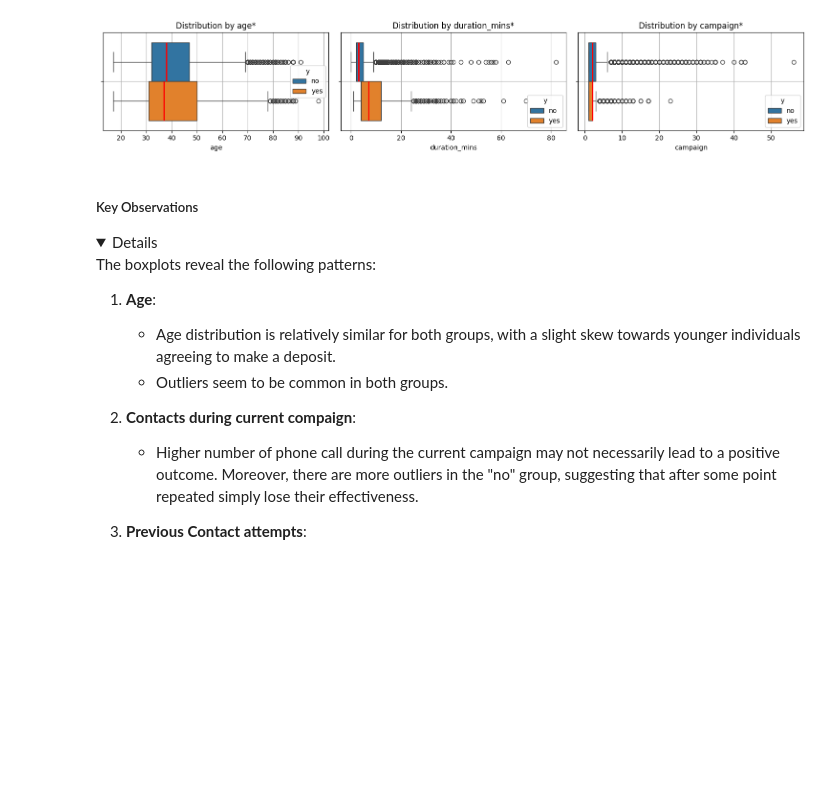
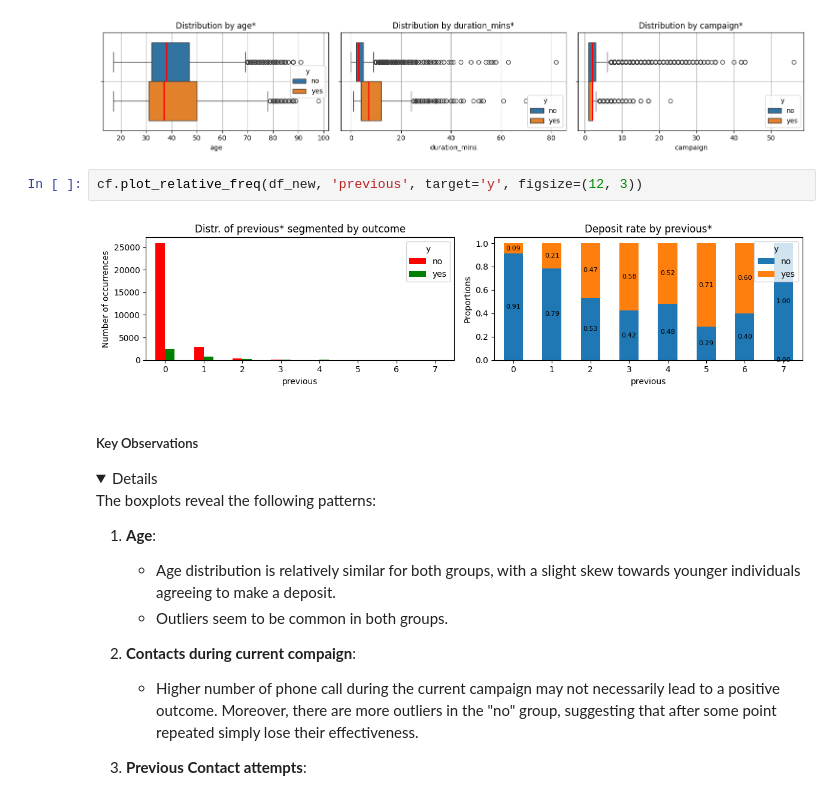
Before and after one commit to maripjan/Marketing-Campaign-at-Bank, a Jupyter notebook: subscription_prediction.ipynb, the cells around one changed output. Cells and saved outputs as stored; diff of their text form; folded sections open; blank space fills up the shorter version.

```diff
--- a/subscription_prediction.ipynb
+++ b/subscription_prediction.ipynb
@@ -241,6 +263,10 @@ Let's explore our data further to figure out if any further changes are necessar
 cf.plot_boxplots(df_new, columns=['age', 'duration_mins', 'campaign'], target='y', figsize=(15, 3), subplot_grid_size=(1, 3))
 # %% [output]
 [figure]
+# %%
+cf.plot_relative_freq(df_new, 'previous', target='y', figsize=(12, 3))
+# %% [output]
+[figure, added]
 # %% [markdown]
 ##### Key Observations
 <details>
```
Also changed, not shown: parts of 19 cells of this notebook, 4 other files.
